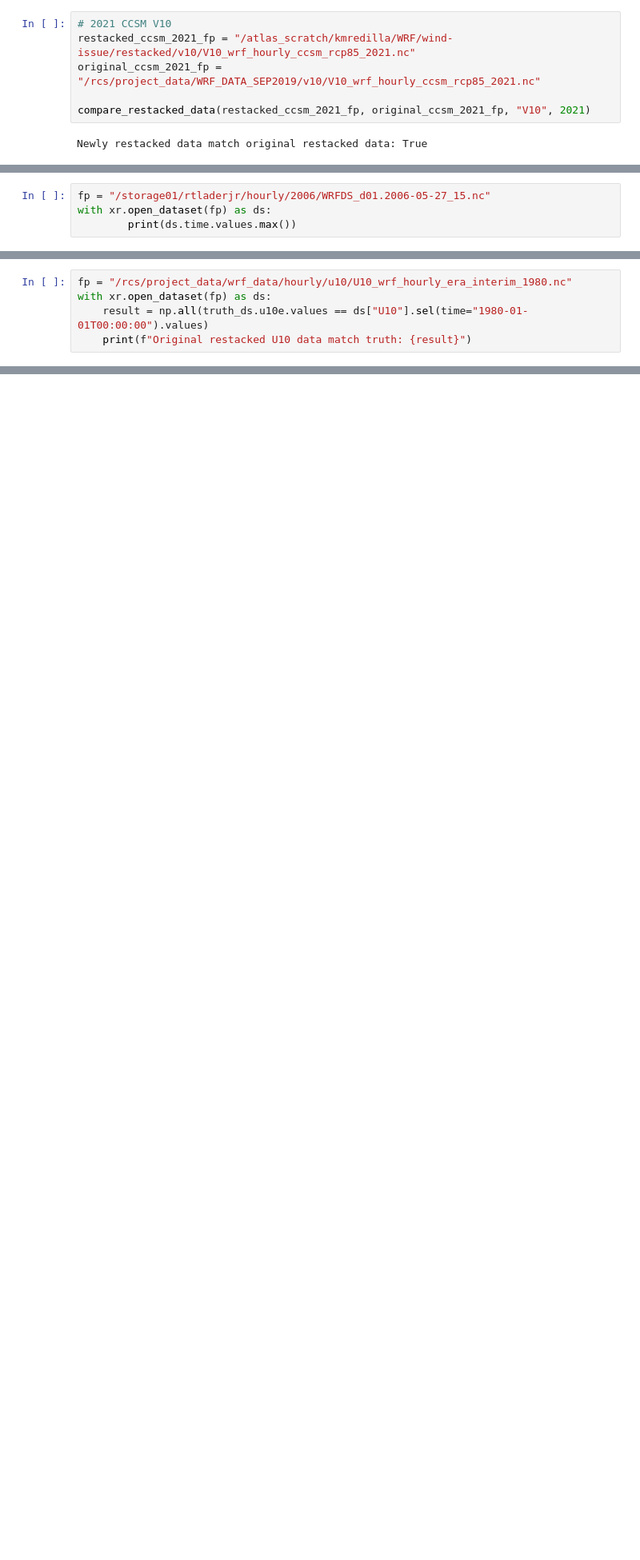
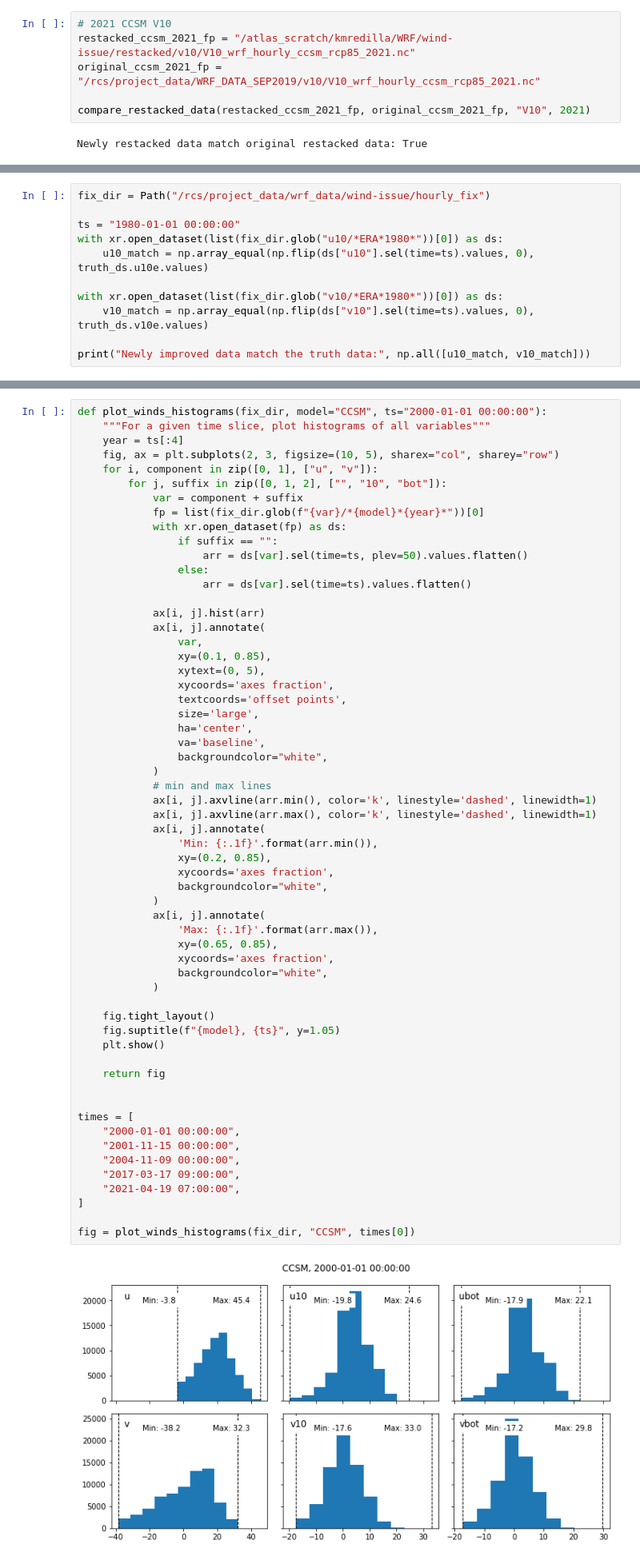
Before and after one commit to ua-snap/wrf_utils, a Jupyter notebook: snap_wrf_data_prep/repair_winds_issue.ipynb, the cells around one changed output, grey strips where cells are left out. Shown: that part at 80% size. Saved outputs shown, nothing was run; the diff lists cells and outputs as text; blank space fills up the shorter version.

```diff
--- a/snap_wrf_data_prep/repair_winds_issue.ipynb
+++ b/snap_wrf_data_prep/repair_winds_issue.ipynb
@@ -613,4 +454,0 @@ with xr.open_dataset("/rcs/project_data/WRF_DATA_SEP2019/u10/U10_wrf_hourly_ccsm
-# %%
-fp = "/storage01/rtladerjr/hourly/2006/WRFDS_d01.2006-05-27_15.nc"
-with xr.open_dataset(fp) as ds:
-        print(ds.time.values.max())
@@ -668,5 +454,0 @@ Want to ensure that the original restacked data is indeed incorrect:
-# %%
-fp = "/rcs/project_data/wrf_data/hourly/u10/U10_wrf_hourly_era_interim_1980.nc"
-with xr.open_dataset(fp) as ds:
-    result = np.all(truth_ds.u10e.values == ds["U10"].sel(time="1980-01-01T00:00:00").values)
-    print(f"Original restacked U10 data match truth: {result}")
@@ -991,0 +659,11 @@ with xr.open_dataset(out_fp.format("u", "U")) as out_ds:
+# %%
+fix_dir = Path("/rcs/project_data/wrf_data/wind-issue/hourly_fix")
+
+ts = "1980-01-01 00:00:00"
+with xr.open_dataset(list(fix_dir.glob("u10/*ERA*1980*"))[0]) as ds:
+    u10_match = np.array_equal(np.flip(ds["u10"].sel(time=ts).values, 0), truth_ds.u10e.values)
+
+with xr.open_dataset(list(fix_dir.glob("v10/*ERA*1980*"))[0]) as ds:
+    v10_match = np.array_equal(np.flip(ds["v10"].sel(time=ts).values, 0), truth_ds.v10e.values)
+
+print("Newly improved data match the truth data:", np.all([u10_match, v10_match]))
@@ -991,0 +676,61 @@ with xr.open_dataset(out_fp.format("u", "U")) as out_ds:
+# %%
+def plot_winds_histograms(fix_dir, model="CCSM", ts="2000-01-01 00:00:00"):
+    """For a given time slice, plot histograms of all variables"""
+    year = ts[:4]
+    fig, ax = plt.subplots(2, 3, figsize=(10, 5), sharex="col", sharey="row")
+    for i, component in zip([0, 1], ["u", "v"]):
+        for j, suffix in zip([0, 1, 2], ["", "10", "bot"]):
+            var = component + suffix
+            fp = list(fix_dir.glob(f"{var}/*{model}*{year}*"))[0]
+            with xr.open_dataset(fp) as ds:
+                if suffix == "":
+                    arr = ds[var].sel(time=ts, plev=50).values.flatten()
+                else:
+                    arr = ds[var].sel(time=ts).values.flatten()
+
+            ax[i, j].hist(arr)
+            ax[i, j].annotate(
+                var,
+                xy=(0.1, 0.85),
+                xytext=(0, 5),
+                xycoords='axes fraction',
+                textcoords='offset points',
+                size='large',
+                ha='center',
+                va='baseline',
+                backgroundcolor="white",
+            )
+            # min and max lines
+            ax[i, j].axvline(arr.min(), color='k', linestyle='dashed', linewidth=1)
+            ax[i, j].axvline(arr.max(), color='k', linestyle='dashed', linewidth=1)
+            ax[i, j].annotate(
+                'Min: {:.1f}'.format(arr.min()),
+                xy=(0.2, 0.85),
+                xycoords='axes fraction',
+                backgroundcolor="white",
+            )
+            ax[i, j].annotate(
+                'Max: {:.1f}'.format(arr.max()),
+                xy=(0.65, 0.85),
+                xycoords='axes fraction',
+                backgroundcolor="white",
+            )
+
+    fig.tight_layout()
+    fig.suptitle(f"{model}, {ts}", y=1.05)
+    plt.show()
+
+    return fig
+
+
+times = [
+    "2000-01-01 00:00:00",
+    "2001-11-15 00:00:00",
+    "2004-11-09 00:00:00",
+    "2017-03-17 09:00:00",
+    "2021-04-19 07:00:00",
+]
+
+fig = plot_winds_histograms(fix_dir, "CCSM", times[0])
+# %% [output]
+[figure, added]
```
Also changed, not shown: parts of 87 cells of this notebook, 34 other files.
